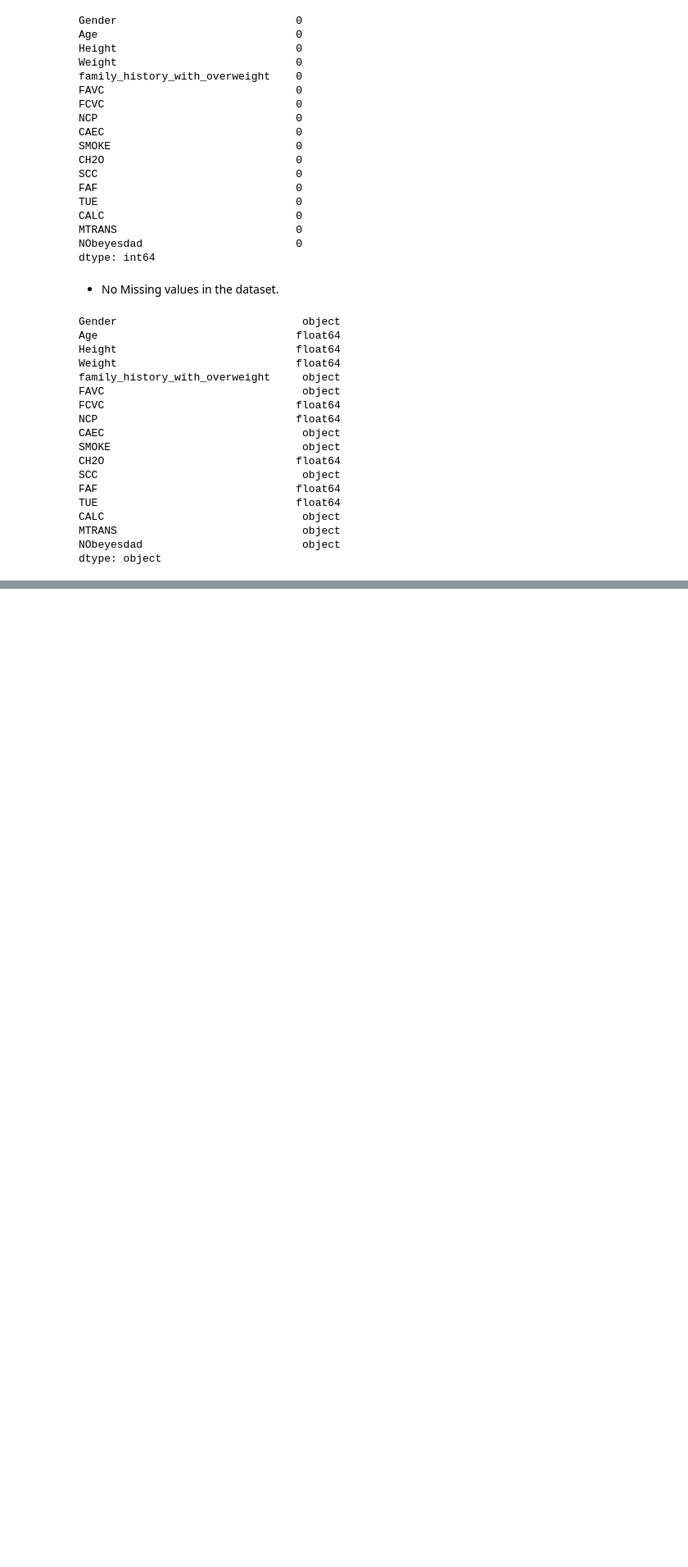
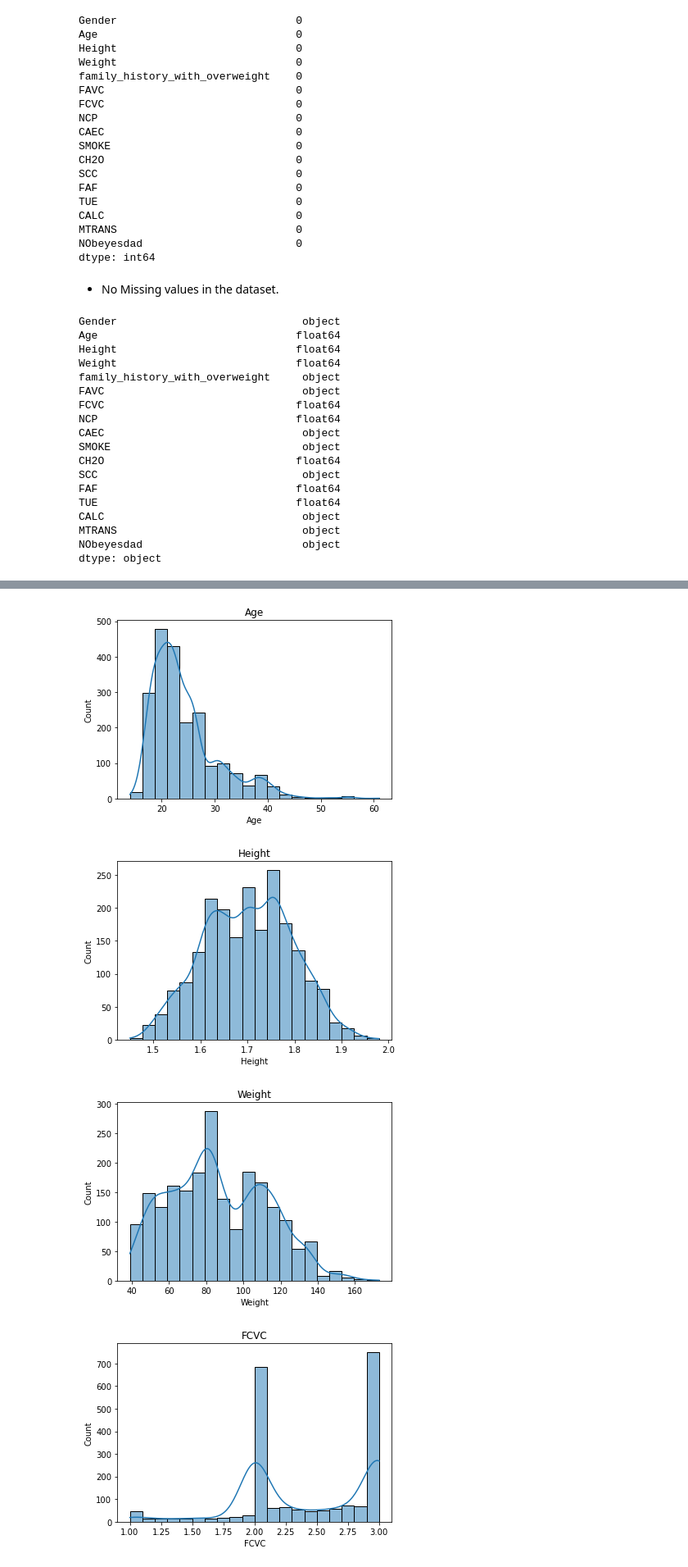
Before and after one commit to iamaakashpal/Placement-Assignment_Aakash_Pal, a Jupyter notebook: MACHINE LEARNING/2/2.ipynb, the cells around one changed output, grey strips where cells are left out. Shown at 82% size. Cells and saved outputs as stored; diff of their text form; code cells hidden in the pictures; blank space fills up the shorter version.

```diff
--- a/MACHINE LEARNING/2/2.ipynb
+++ b/MACHINE LEARNING/2/2.ipynb
@@ -84,0 +89,7 @@ dtype: object
+# %%
+numerical_features = []
+for i in dataset.columns:
+    if dataset[i].dtype != 'object':
+        numerical_features.append(i)
+
+print(numerical_features)
@@ -84,0 +109,13 @@ dtype: object
+# %%
+data = dataset.copy()
+for feature in numerical_features:
+    sns.histplot(data[feature], bins=20, kde=True)
+    plt.xlabel(feature)
+    plt.ylabel("Count")
+    plt.title(feature)
+    plt.show()
+# %% [output]
+[figure, added]
+[figure, added]
+[figure, added]
+[figure, added]
```
Also changed, not shown: parts of 20 cells of this notebook.
